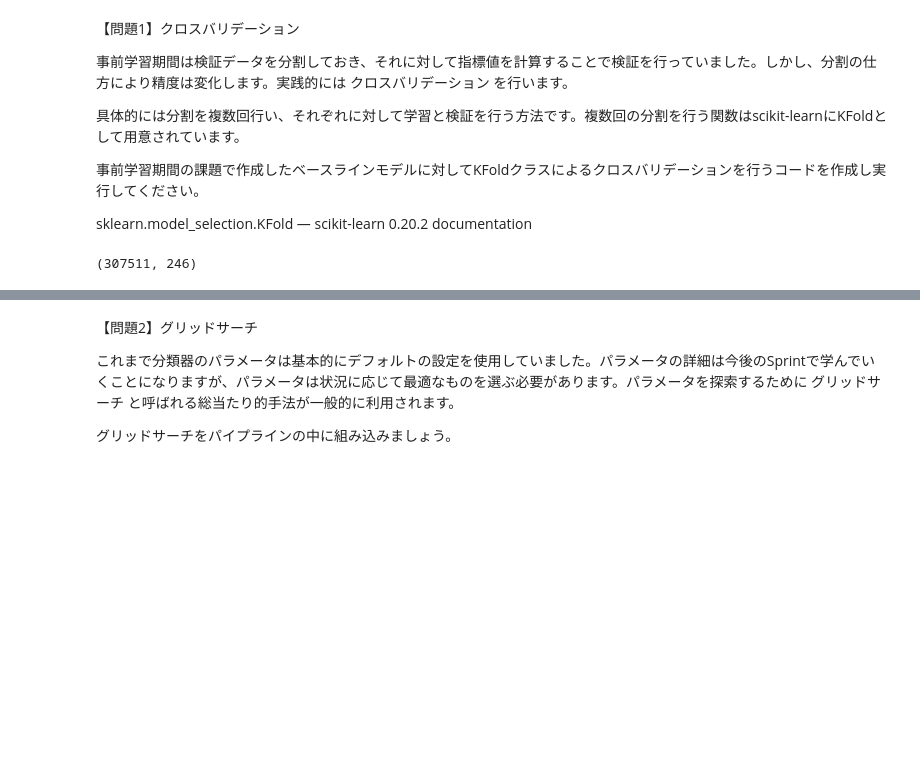
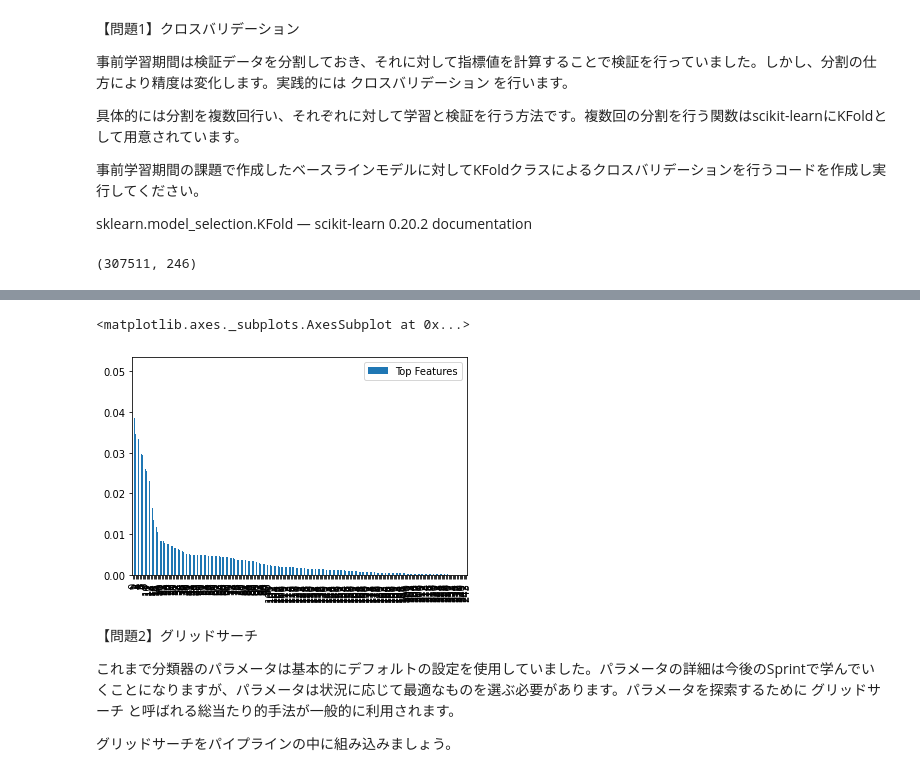
Before and after one commit to shinmiura/diveintocode-ml, a Jupyter notebook: 機械学習フロー.ipynb, the cells around one changed output, grey strips where cells are left out. Drawn from its saved outputs; the diff is of its cells as text; code cells hidden in the pictures; blank space fills up the shorter version.

```diff
--- a/機械学習フロー.ipynb
+++ b/機械学習フロー.ipynb
@@ -41,10 +42,9 @@ dataset = pd.get_dummies(dataset)
 print(dataset.shape)
 # %% [output]
 (307511, 246)
-# %%
-# 欠損値のある行と列を削除する
-dataset = dataset.dropna(how='any', axis=1)
-dataset = dataset.dropna(how='any', axis=0)
+# %%
+# 欠損値のある行と列を0で埋める
+dataset = dataset.replace(np.nan,0)
 # %%
 # ターゲット変数と特徴量を定義する
 target_col = 'TARGET'
@@ -117,0 +124,7 @@ logloss: 0.2872, accuracy: 0.9193
+# %%
+top_features = rf.feature_importances_.reshape(len(rf.feature_importances_),1)
+column = np.array(X.columns).reshape(len(rf.feature_importances_),1)
+feature = pd.DataFrame(np.hstack([column,top_features]), columns=["Columns", "Top Features"])
+feature_sorted = feature.sort_values('Top Features', ascending=False).reset_index()
+feature_sorted = feature_sorted.drop("index", axis=1)
+feature_sorted.head()
@@ -118,3 +138,19 @@ logloss: 0.2872, accuracy: 0.9193
+# %%
+feature_sorted["Top Features"] = feature_sorted["Top Features"].astype('float64')
+list_col = []
+for i in range(len(feature_sorted)):
+    a = feature_sorted.iloc[i,0]
+    b = feature_sorted.iloc[i,1]
+    if b >= 0.010:
+        list_col.append(a)
+
+list_col
+X = X[list_col]
+# %%
+feature_sorted.plot(kind = 'bar')
+# %% [output]
+<matplotlib.axes._subplots.AxesSubplot at 0x...>
+[figure, added]
 # %% [markdown]
 【問題2】グリッドサーチ
 
```
Also changed, not shown: parts of 29 cells of this notebook.
